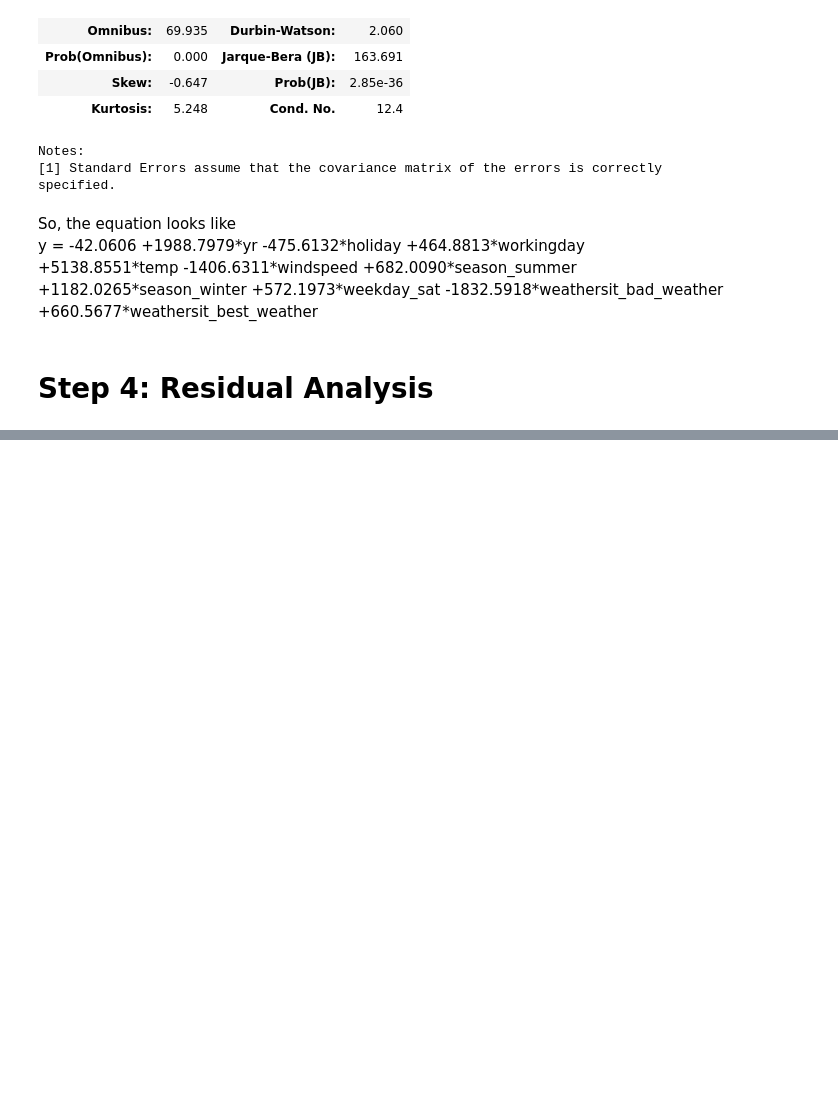
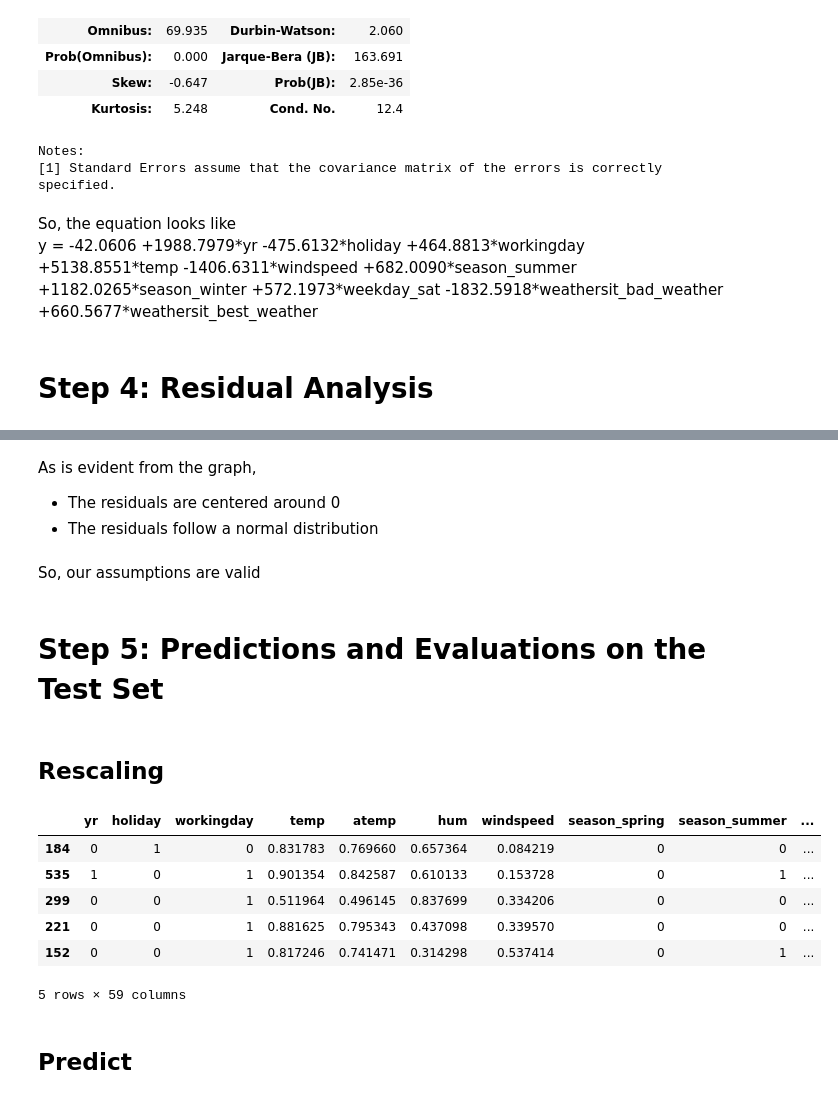
Before and after one commit to aswinj18/BikeSharingAssignment, a Jupyter notebook: BikeSharingAssignment.ipynb, the cells around one changed output, grey strips where cells are left out. Cells and saved outputs as stored; diff of their text form; code cells hidden in the pictures; blank space fills up the shorter version.

Commit message:
Added code for steps 4 and 5

```diff
--- a/BikeSharingAssignment.ipynb
+++ b/BikeSharingAssignment.ipynb
@@ -795,0 +809,23 @@ y = -42.0606 +1988.7979\*yr -475.6132\*holiday +464.8813\*workingday +5138.8551\
+# %% [markdown]
+As is evident from the graph,
+- The residuals are centered around 0
+- The residuals follow a normal distribution
+# %% [markdown]
+So, our assumptions are valid
+# %% [markdown]
+# Step 5: Predictions and Evaluations on the Test Set
+# %% [markdown]
+## Rescaling
+# %%
+X_test[ X_num_cols ] = scaler.transform(X_test[ X_num_cols ])
+X_test[ X_num_cols ].describe()
+# %% [output]
+|  | yr | holiday | workingday | temp | atemp | hum | windspeed | season_spring | season_summer | ... |
+| 184 | 0 | 1 | 0 | 0.831783 | 0.769660 | 0.657364 | 0.084219 | 0 | 0 | ... |
+| 535 | 1 | 0 | 1 | 0.901354 | 0.842587 | 0.610133 | 0.153728 | 0 | 1 | ... |
+| 299 | 0 | 0 | 1 | 0.511964 | 0.496145 | 0.837699 | 0.334206 | 0 | 0 | ... |
+| 221 | 0 | 0 | 1 | 0.881625 | 0.795343 | 0.437098 | 0.339570 | 0 | 0 | ... |
+| 152 | 0 | 0 | 1 | 0.817246 | 0.741471 | 0.314298 | 0.537414 | 0 | 1 | ... |
+5 rows × 59 columns
+# %% [markdown]
+## Predict
```
Also changed, not shown: parts of 10 cells of this notebook.
